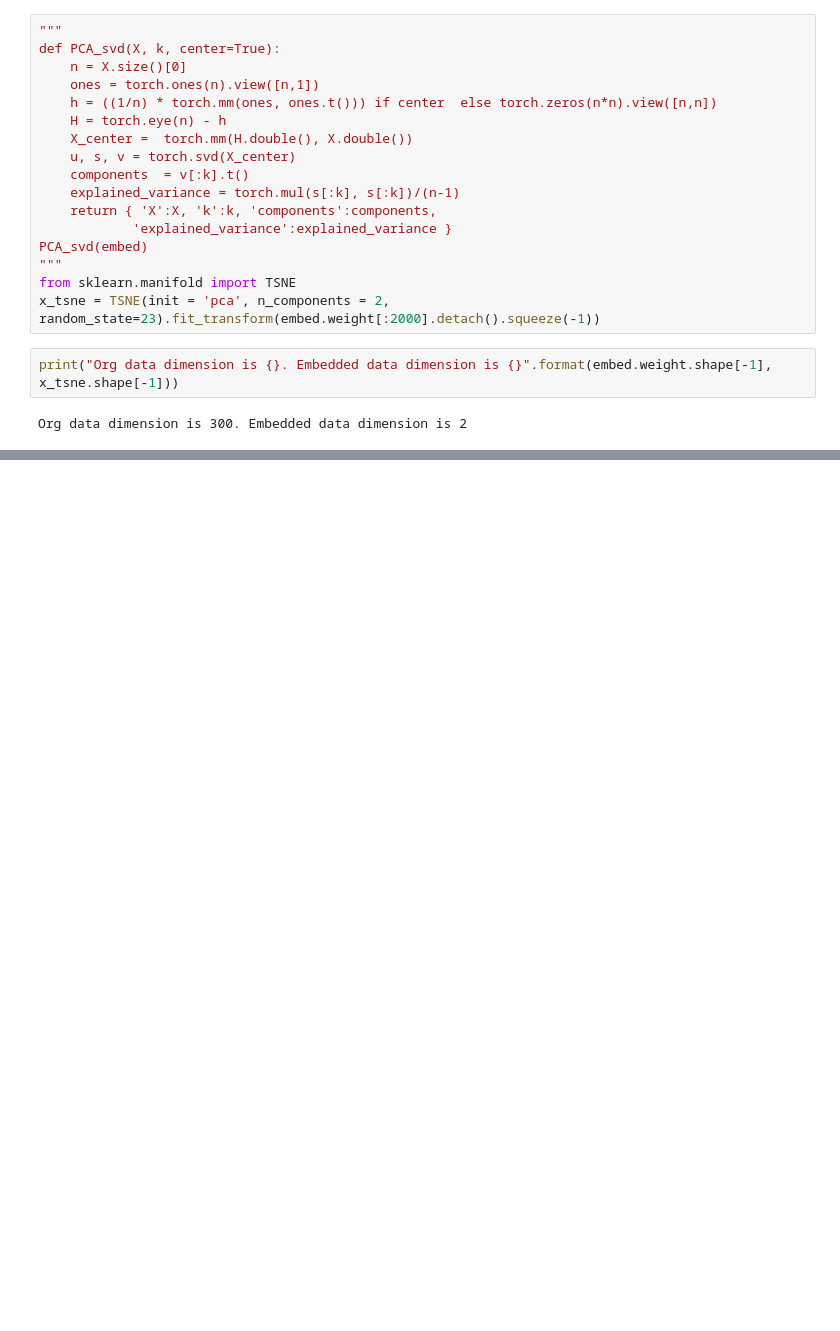
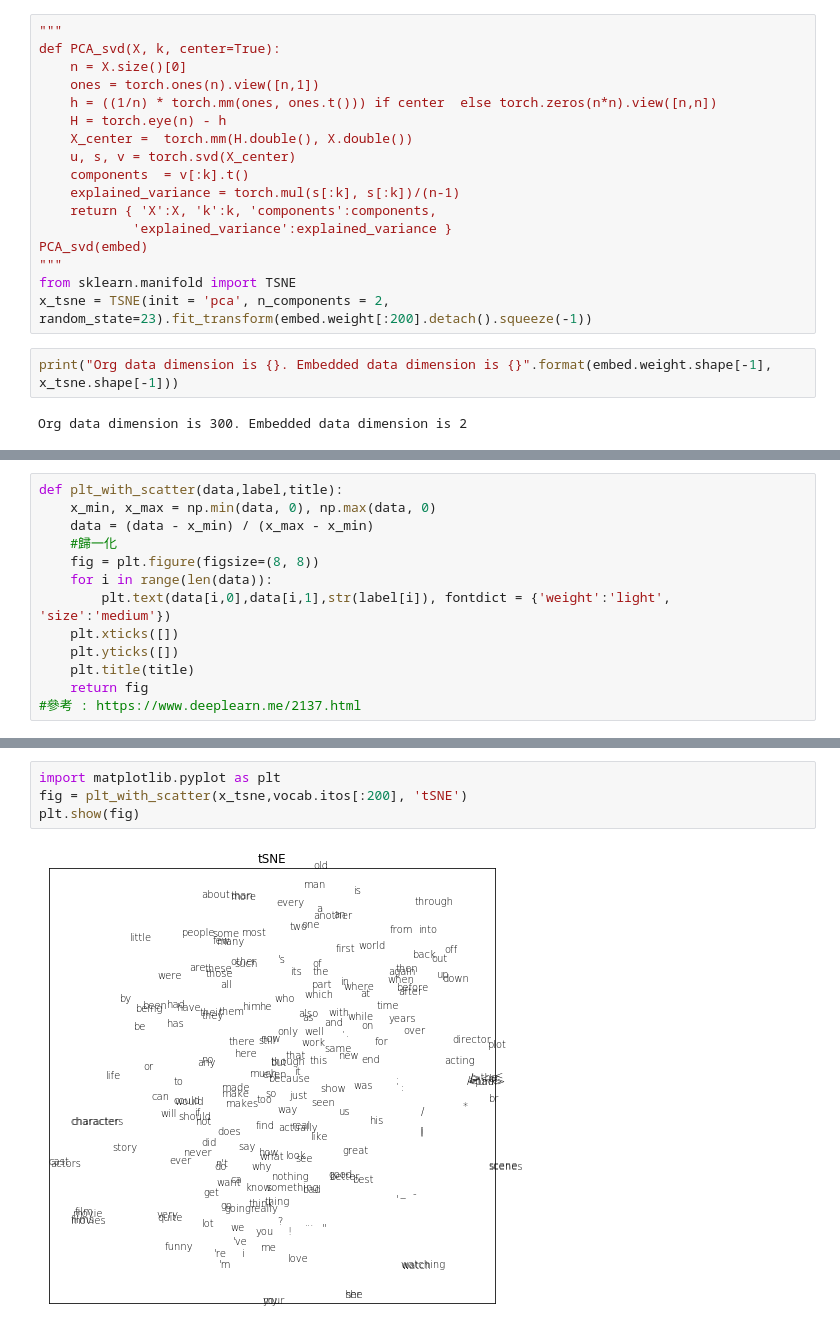
Before and after one commit to a8252525/deeplearning, a Jupyter notebook: Week9/pytorch/IMDBdatapretriain_pytorch.ipynb, the cells around one changed output, grey strips where cells are left out. Cells and saved outputs as stored; diff of their text form; blank space fills up the shorter version.

```diff
--- a/Week9/pytorch/IMDBdatapretriain_pytorch.ipynb
+++ b/Week9/pytorch/IMDBdatapretriain_pytorch.ipynb
@@ -121,7 +121,7 @@ def PCA_svd(X, k, center=True):
 PCA_svd(embed)
 """
 from sklearn.manifold import TSNE
-x_tsne = TSNE(init = 'pca', n_components = 2, random_state=23).fit_transform(embed.weight[:2000].detach().squeeze(-1))
+x_tsne = TSNE(init = 'pca', n_components = 2, random_state=23).fit_transform(embed.weight[:200].detach().squeeze(-1))
 # %%
 print("Org data dimension is {}. Embedded data dimension is {}".format(embed.weight.shape[-1], x_tsne.shape[-1]))
 # %% [output]
@@ -128,0 +149,13 @@ Org data dimension is 300. Embedded data dimension is 2
+# %%
+def plt_with_scatter(data,label,title):
+    x_min, x_max = np.min(data, 0), np.max(data, 0)
+    data = (data - x_min) / (x_max - x_min)
+    #歸一化
+    fig = plt.figure(figsize=(8, 8))
+    for i in range(len(data)):
+        plt.text(data[i,0],data[i,1],str(label[i]), fontdict = {'weight':'light', 'size':'medium'})
+    plt.xticks([])
+    plt.yticks([])
+    plt.title(title)
+    return fig
+#參考 : https://www.deeplearn.me/2137.html
@@ -128,0 +166,6 @@ Org data dimension is 300. Embedded data dimension is 2
+# %%
+import matplotlib.pyplot as plt
+fig = plt_with_scatter(x_tsne,vocab.itos[:200], 'tSNE')
+plt.show(fig)
+# %% [output]
+[figure, added]
```
Also changed, not shown: parts of 3 cells of this notebook.
